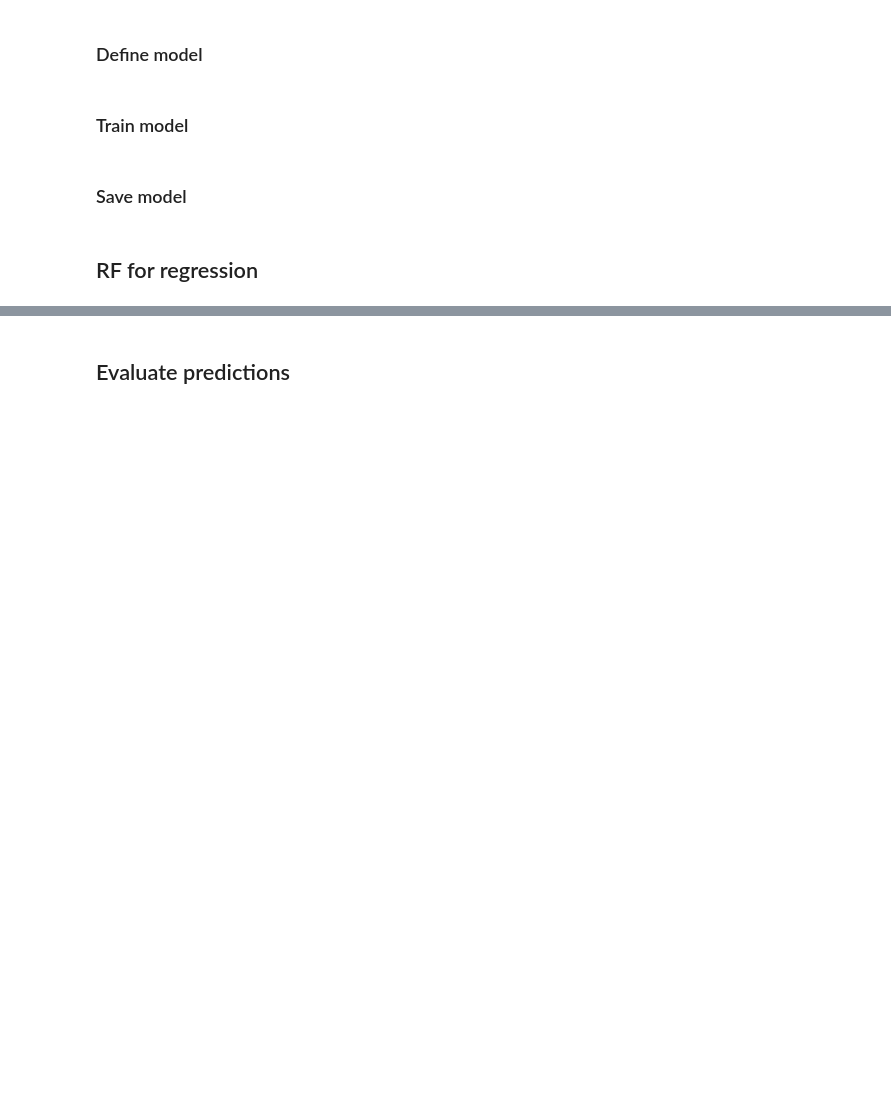
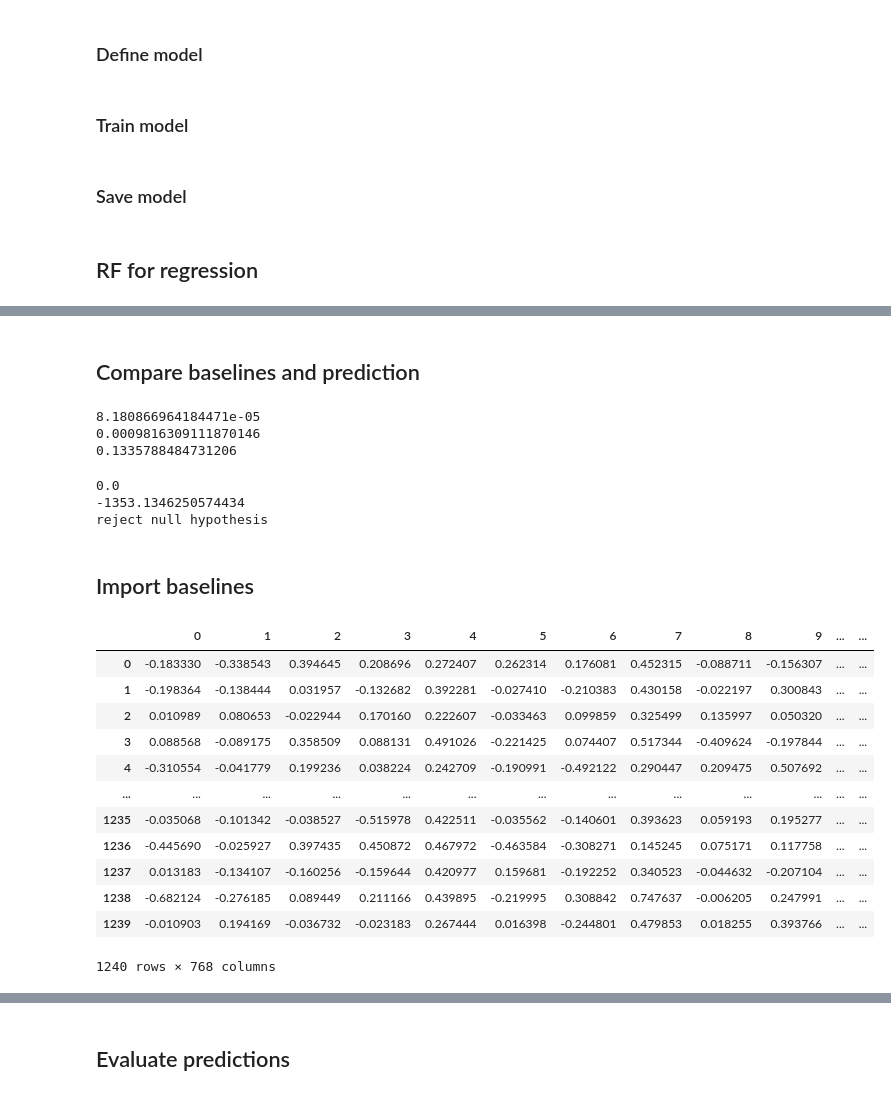
Before and after one commit to laurinehu/ReverBERT, a Jupyter notebook: expe.ipynb, the cells around one changed output, grey strips where cells are left out. Saved outputs shown, nothing was run; the diff lists cells and outputs as text; code cells hidden in the pictures; blank space fills up the shorter version.

Commit message:
add ztest

```diff
--- a/expe.ipynb
+++ b/expe.ipynb
@@ -81,0 +137,2 @@ model_rf.fit(X_train, y_train)
+# %% [markdown]
+## Compare baselines and prediction
@@ -81,0 +156,23 @@ model_rf.fit(X_train, y_train)
+# %%
+print(np.mean(scores_bl))
+print(np.std(scores_bl))
+
+print(score_predrf)
+# %% [output]
+8.180866964184471e-05
+0.0009816309111870146
+0.1335788484731206
+# %%
+ztest ,pval = stests.ztest(scores_bl, x2=None, value=score_predrf)
+print(float(pval))
+print(ztest)
+if pval<0.05:
+    print("reject null hypothesis")
+else:
+    print("accept null hypothesis")
+# %% [output]
+0.0
+-1353.1346250574434
+reject null hypothesis
+# %% [markdown]
+## Import baselines
@@ -81,0 +181,19 @@ model_rf.fit(X_train, y_train)
+# %%
+# load baselinedata
+baseline = pd.read_csv("data/2020-10-02_baseline.csv", sep=",", index_col=None, names=None, header=None)
+# %%
+baseline
+# %% [output]
+|  | 0 | 1 | 2 | 3 | 4 | 5 | 6 | 7 | 8 | 9 | ... | ... |
+| 0 | -0.183330 | -0.338543 | 0.394645 | 0.208696 | 0.272407 | 0.262314 | 0.176081 | 0.452315 | -0.088711 | -0.156307 | ... | ... |
+| 1 | -0.198364 | -0.138444 | 0.031957 | -0.132682 | 0.392281 | -0.027410 | -0.210383 | 0.430158 | -0.022197 | 0.300843 | ... | ... |
+| 2 | 0.010989 | 0.080653 | -0.022944 | 0.170160 | 0.222607 | -0.033463 | 0.099859 | 0.325499 | 0.135997 | 0.050320 | ... | ... |
+| 3 | 0.088568 | -0.089175 | 0.358509 | 0.088131 | 0.491026 | -0.221425 | 0.074407 | 0.517344 | -0.409624 | -0.197844 | ... | ... |
+| 4 | -0.310554 | -0.041779 | 0.199236 | 0.038224 | 0.242709 | -0.190991 | -0.492122 | 0.290447 | 0.209475 | 0.507692 | ... | ... |
+| ... | ... | ... | ... | ... | ... | ... | ... | ... | ... | ... | ... | ... |
+| 1235 | -0.035068 | -0.101342 | -0.038527 | -0.515978 | 0.422511 | -0.035562 | -0.140601 | 0.393623 | 0.059193 | 0.195277 | ... | ... |
+| 1236 | -0.445690 | -0.025927 | 0.397435 | 0.450872 | 0.467972 | -0.463584 | -0.308271 | 0.145245 | 0.075171 | 0.117758 | ... | ... |
+| 1237 | 0.013183 | -0.134107 | -0.160256 | -0.159644 | 0.420977 | 0.159681 | -0.192252 | 0.340523 | -0.044632 | -0.207104 | ... | ... |
+| 1238 | -0.682124 | -0.276185 | 0.089449 | 0.211166 | 0.439895 | -0.219995 | 0.308842 | 0.747637 | -0.006205 | 0.247991 | ... | ... |
+| 1239 | -0.010903 | 0.194169 | -0.036732 | -0.023183 | 0.267444 | 0.016398 | -0.244801 | 0.479853 | 0.018255 | 0.393766 | ... | ... |
+1240 rows × 768 columns
```
Also changed, not shown: parts of 29 cells of this notebook.
